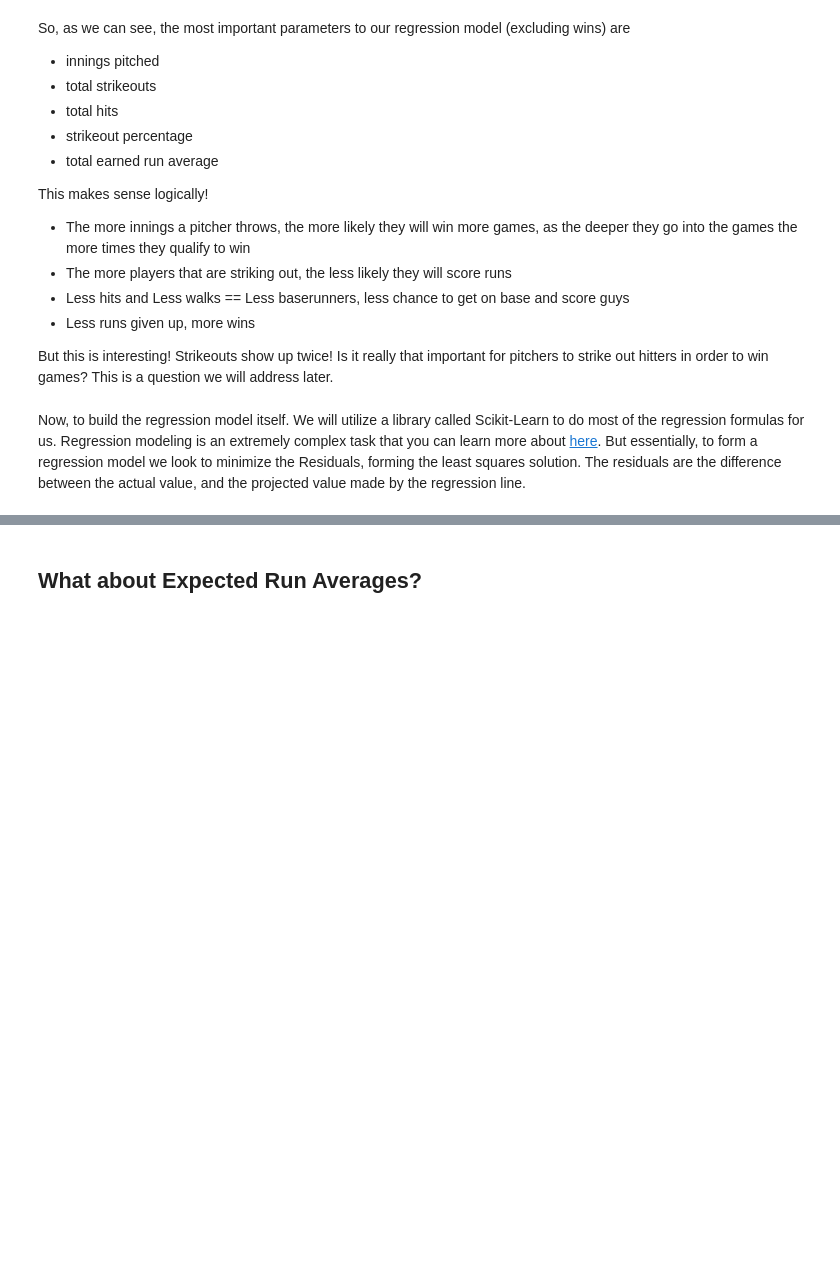
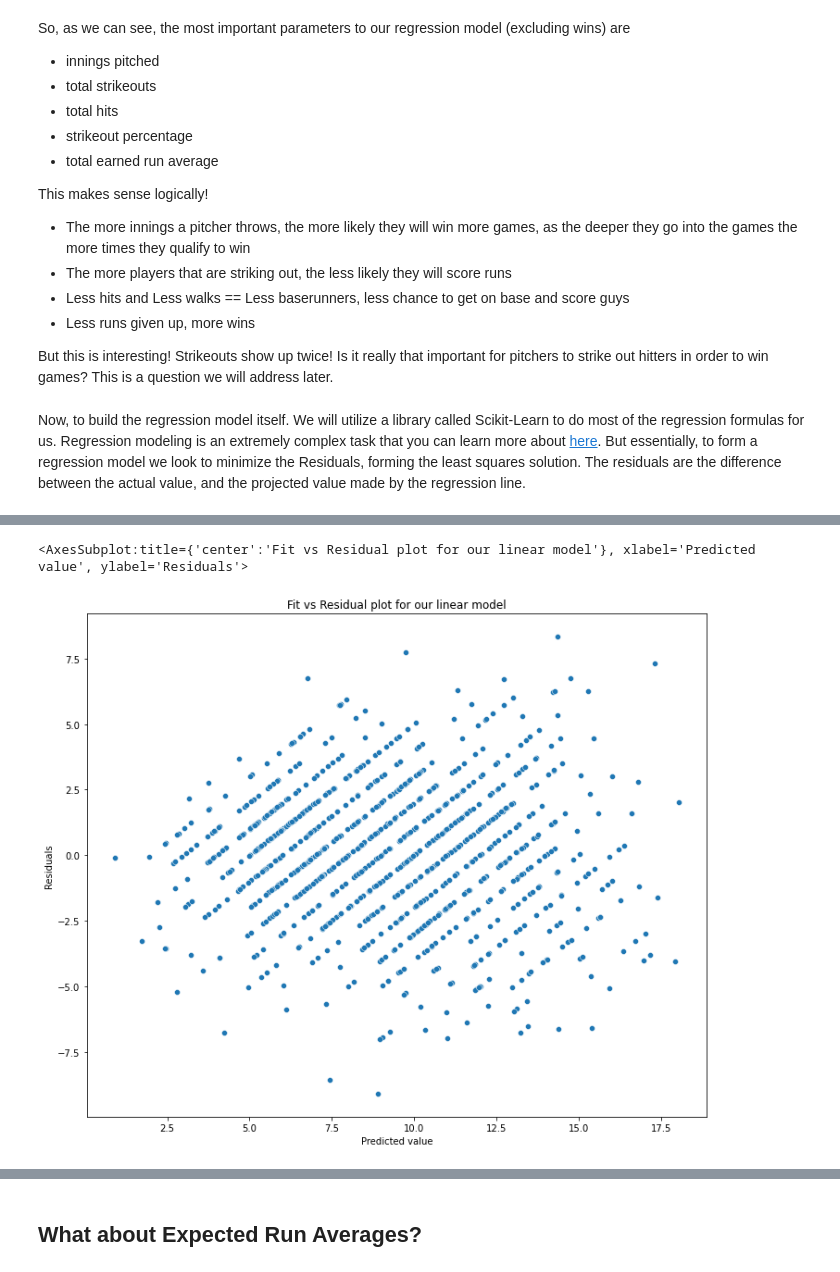
Before and after one commit to logan-lach/CMSC320FinalProject, a Jupyter notebook: project3/final.ipynb, the cells around one changed output, grey strips where cells are left out. Saved outputs shown, nothing was run; the diff lists cells and outputs as text; code cells hidden in the pictures; blank space fills up the shorter version.

```diff
--- a/project3/final.ipynb
+++ b/project3/final.ipynb
@@ -693,7 +691,17 @@ for the piece of data that it is applied on, that it doesn't fit well into every
 
 X = starters[['p_formatted_ip', 'p_strikeout', 'p_total_hits', 'p_k_percent', 'p_era']]
 X['p_k_percent'].apply(lambda x: x * 100)
+
+# We need Wins to be a column vector in order for LinearRegression() to work. Just a quirk of SkLearns modules.
 y = np.reshape(starters['p_win'].values, (-1,1))
-# Form our train-test split using a module from sklearn
 
-train_x, test_x, train_y, test_y = train_test_split(X,y)
+model = LinearRegression()
+model.fit(X,y)
+
+variables = ['innings pitched', 'total strikeouts', 'total hits', 'Strikeout Percentage', 'ERA']
+equation = "Our Wins equation is the following: \n Total Wins = " + str(model.intercept_[0]) + " + "
+
+for i in range(len(variables)):
+    equation += " ( " + variables[i] + " * " + str(model.coef_[0][i]) + " ) +"
+
+print(equation[:-1])
@@ -701,0 +735,19 @@ Now that we have the train test split, we can actually make our linear regressio
+# %%
+# With how we predict these values, sklearn is going to produce a lot of warnings about our code. We will suppress these with the warnings library
+warnings.filterwarnings('ignore')
+
+residuals = []
+predicted_values = []
+for i in range(len(X)):
+    value = model.predict(X.iloc[i].values.reshape(1,-1))[0][0]
+    residuals.append(value - y[i][0])
+    predicted_values.append(value)
+
+
+plt.title("Fit vs Residual plot for our linear model")
+plt.xlabel("Predicted value")
+plt.ylabel("Residuals")
+sns.scatterplot(x=predicted_values, y=residuals)
+# %% [output]
+<AxesSubplot:title={'center':'Fit vs Residual plot for our linear model'}, xlabel='Predicted value', ylabel='Residuals'>
+[figure, added]
```
Also changed, not shown: parts of 19 cells of this notebook.
